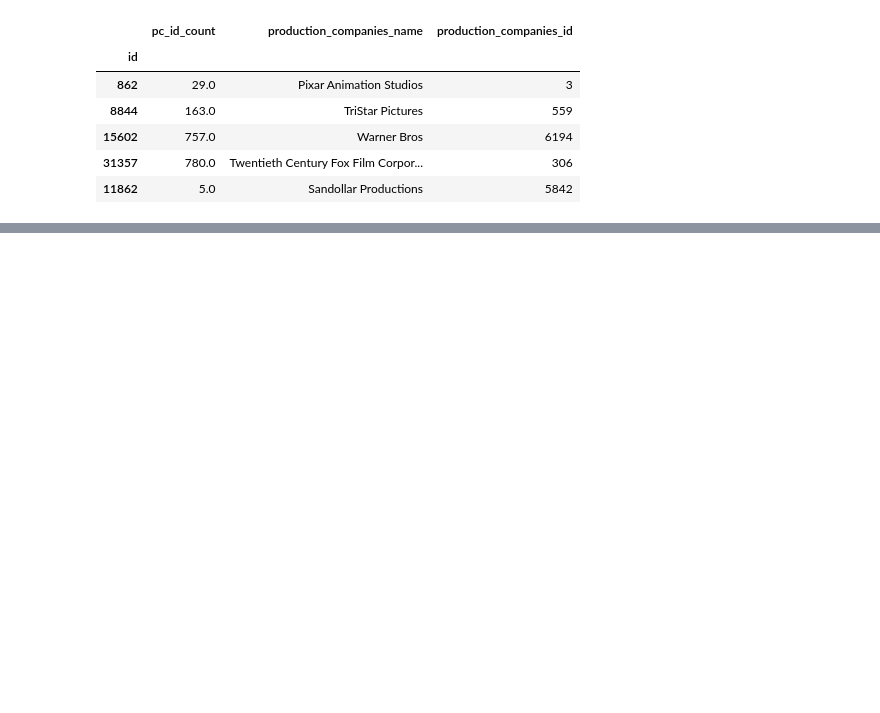
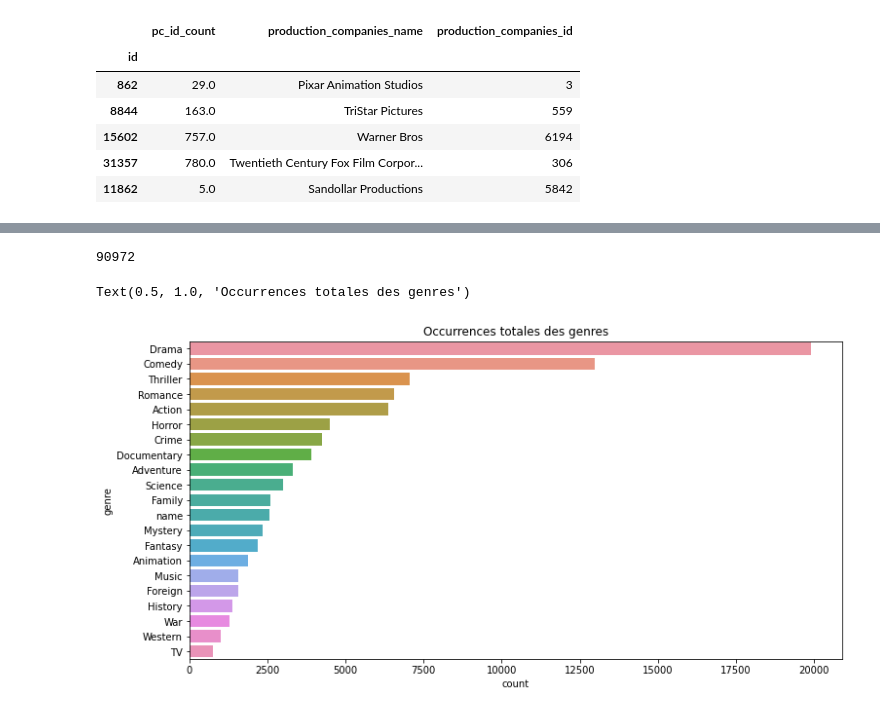
Before and after one commit to marie-ganon/Projet-Python-S1, a Jupyter notebook: Scraping_nettoyage.ipynb, the cells around one changed output, grey strips where cells are left out. Cells and saved outputs as stored; diff of their text form; code cells hidden in the pictures; blank space fills up the shorter version.

```diff
--- a/Scraping_nettoyage.ipynb
+++ b/Scraping_nettoyage.ipynb
@@ -446,0 +611,4 @@ df[['pc_id_count', 'production_companies_name', 'production_companies_id']].head
+# %%
+df = df[df.genres != '[]']
+df = df[df.genres != '']
+df.genres[df.genres.notnull()].sort_values()
@@ -446,0 +629,25 @@ df[['pc_id_count', 'production_companies_name', 'production_companies_id']].head
+# %%
+df.genres = df.genres.str.replace('18','')
+df.genres = df.genres.str.replace('53','')
+df.genres = df.genres.str.replace('28','')
+df.genres = df.genres.str.replace('10751','')
+df.genres = df.genres.str.replace('9648','')
+df.genres = df.genres.str.replace('12','')
+df.genres = df.genres.str.replace('27','')
+# %%
+l = []
+for i in trange(len(df)):
+    genre = df.genres[i].split()
+    for i in genre :
+        l.append(i)
+print(len(l))
+df_genre = pd.DataFrame(l, columns=['genre'])
+df_genre.genre = df_genre.genre.str.replace(r',', '')
+df_genre.genre = df_genre[df_genre.genre != '']
+fig, ax = plt.subplots(figsize=(12,6))
+sns.countplot(y = df_genre.genre, order = df_genre['genre'].value_counts().index)
+plt.title('Occurrences totales des genres')
+# %% [output]
+90972
+Text(0.5, 1.0, 'Occurrences totales des genres')
+[figure, added]
```
Also changed, not shown: parts of 44 cells of this notebook.
